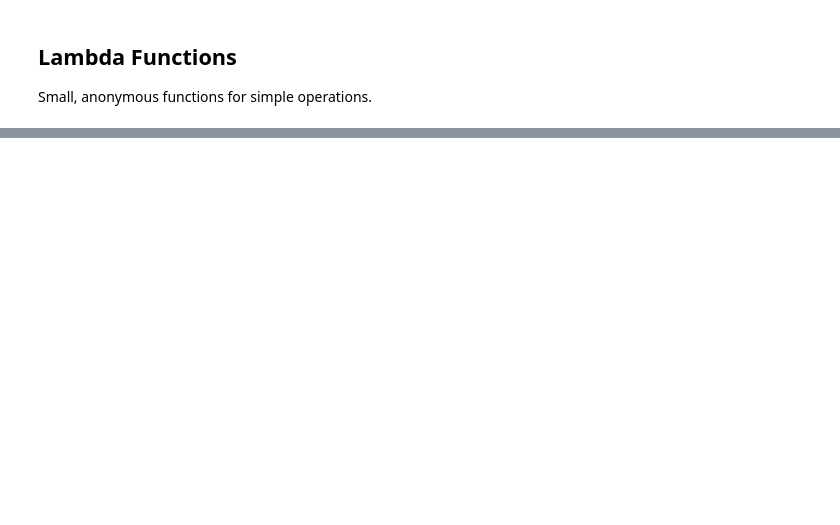
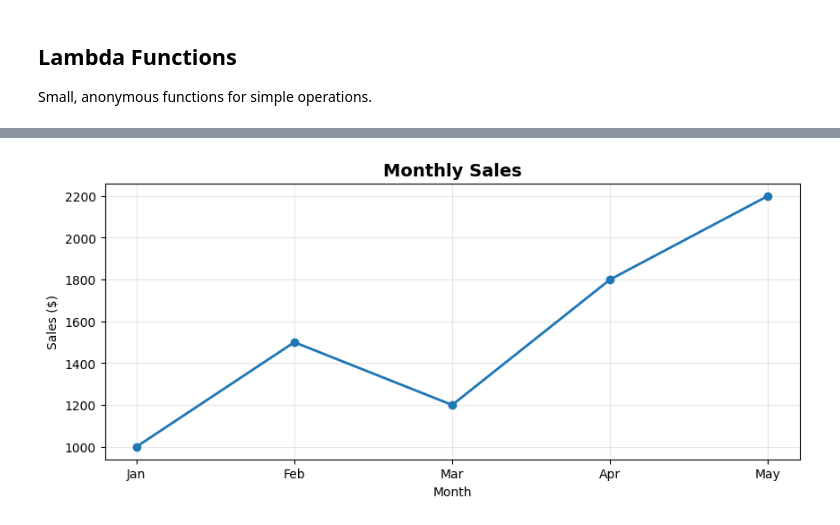
Before and after one commit to muhammadumair818/python-course-for-beginner-notebooks, a Jupyter notebook: Python_Complete_Course.ipynb, the cells around one changed output, grey strips where cells are left out. Cells and saved outputs as stored; diff of their text form; code cells hidden in the pictures; blank space fills up the shorter version.

```diff
--- a/Python_Complete_Course.ipynb
+++ b/Python_Complete_Course.ipynb
@@ -1198,0 +961,16 @@ Version: 1.0 (Complete Python Course)
+# %%
+import matplotlib.pyplot as plt
+
+# Line plot
+months = ['Jan', 'Feb', 'Mar', 'Apr', 'May']
+sales = [1000, 1500, 1200, 1800, 2200]
+
+plt.figure(figsize=(10, 4))
+plt.plot(months, sales, marker='o', linewidth=2)
+plt.title('Monthly Sales', fontsize=14, fontweight='bold')
+plt.xlabel('Month')
+plt.ylabel('Sales ($)')
+plt.grid(True, alpha=0.3)
+plt.show()
+# %% [output]
+[figure, added]
```
Also changed, not shown: parts of 127 cells of this notebook.
